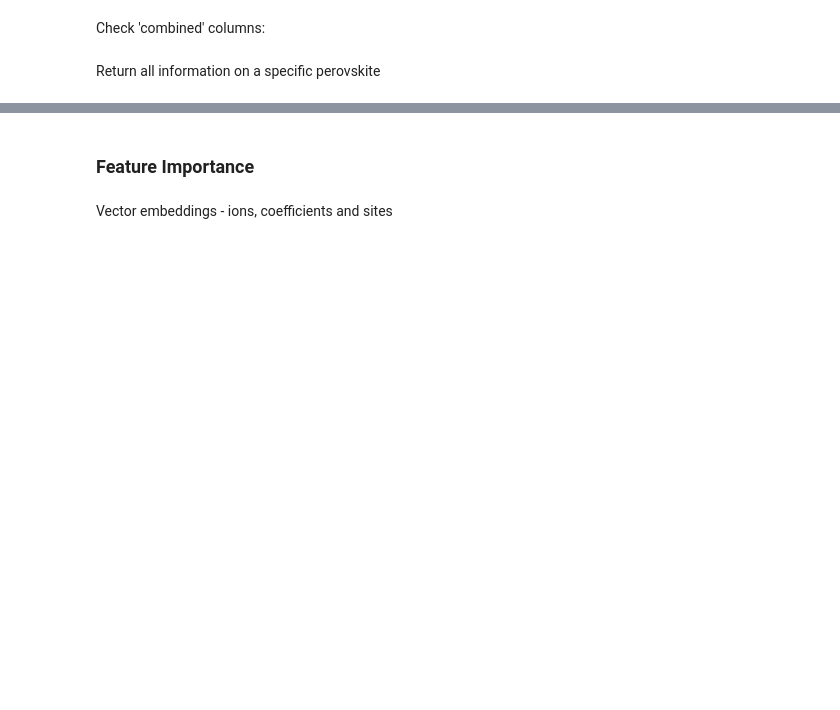
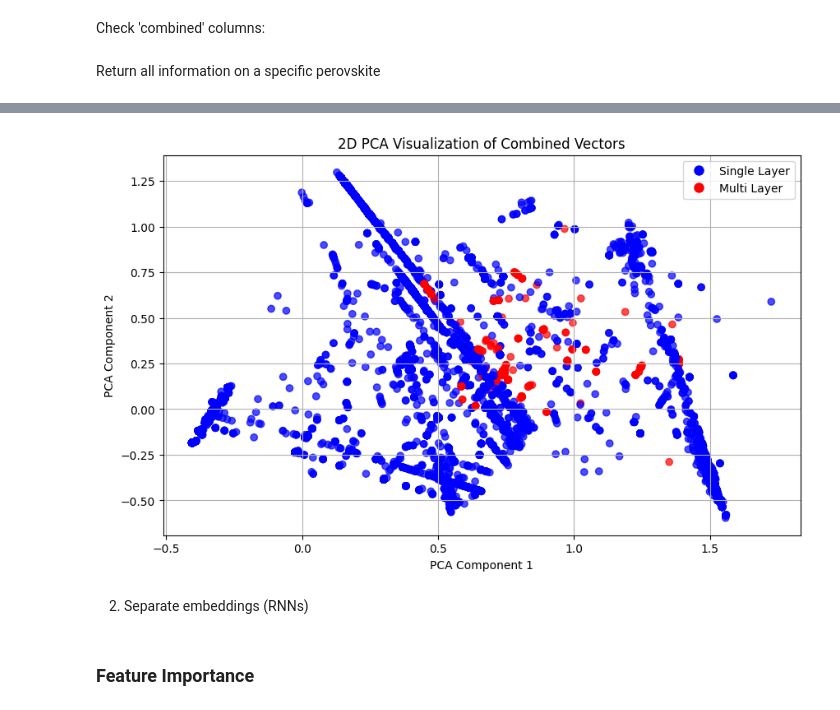
Before and after one commit to drcgreenland/PerovskiteML_project, a Jupyter notebook: Perovskite_modelling.ipynb, the cells around one changed output, grey strips where cells are left out. Cells and saved outputs as stored; diff of their text form; code cells hidden in the pictures; blank space fills up the shorter version.

```diff
--- a/Perovskite_modelling.ipynb
+++ b/Perovskite_modelling.ipynb
@@ -359,4 +936,46 @@ Non-zero entries in row 1234: {'Cell_stack_sequence': 'SLG | FTO | TiO2-c | TiO2
+# %%
+#### with colour coded perovskite type
+
+import matplotlib.pyplot as plt
+import numpy as np
+from sklearn.decomposition import PCA
+
+# Assuming 'combined_vectors' is the list of vectors and 'Layer Type' contains the labels
+# First, ensure you have the combined vectors as NumPy arrays (if not already done)
+vectors = np.stack(data['combined_vectors'].values)
+
+# Apply PCA to reduce dimensionality to 2D
+pca = PCA(n_components=2)
+reduced_vectors = pca.fit_transform(vectors)
+
+# Create a color mapping for 'Layer Type' (single = blue, multi = red)
+color_map = {'Single-layered Perovskite': 'blue', 'Multi-layered Perovskite': 'red'}
+
+# Assign colors based on the 'Layer Type' column
+colors = data['Layer Type'].map(color_map)
+
+# Create a scatter plot to visualize the reduced vectors with color coding
+plt.figure(figsize=(10, 6))
+plt.scatter(reduced_vectors[:, 0], reduced_vectors[:, 1], c=colors, alpha=0.7)
+
+# Add labels and a title
+plt.title('2D PCA Visualization of Combined Vectors')
+plt.xlabel('PCA Component 1')
+plt.ylabel('PCA Component 2')
+
+# Create a legend
+from matplotlib.lines import Line2D
+legend_elements = [Line2D([0], [0], marker='o', color='w', markerfacecolor='blue', markersize=10, label='Single Layer'),
+                   Line2D([0], [0], marker='o', color='w', markerfacecolor='red', markersize=10, label='Multi Layer')]
+
+plt.legend(handles=legend_elements)
+
+# Show the plot
+plt.grid(True)
+plt.show()
+# %% [output]
+[figure, added]
+# %% [markdown]
+2. Separate embeddings (RNNs)
 # %% [markdown]
 ### Feature Importance
-# %% [markdown]
-Vector embeddings - ions, coefficients and sites
```
Also changed, not shown: parts of 28 cells of this notebook.
